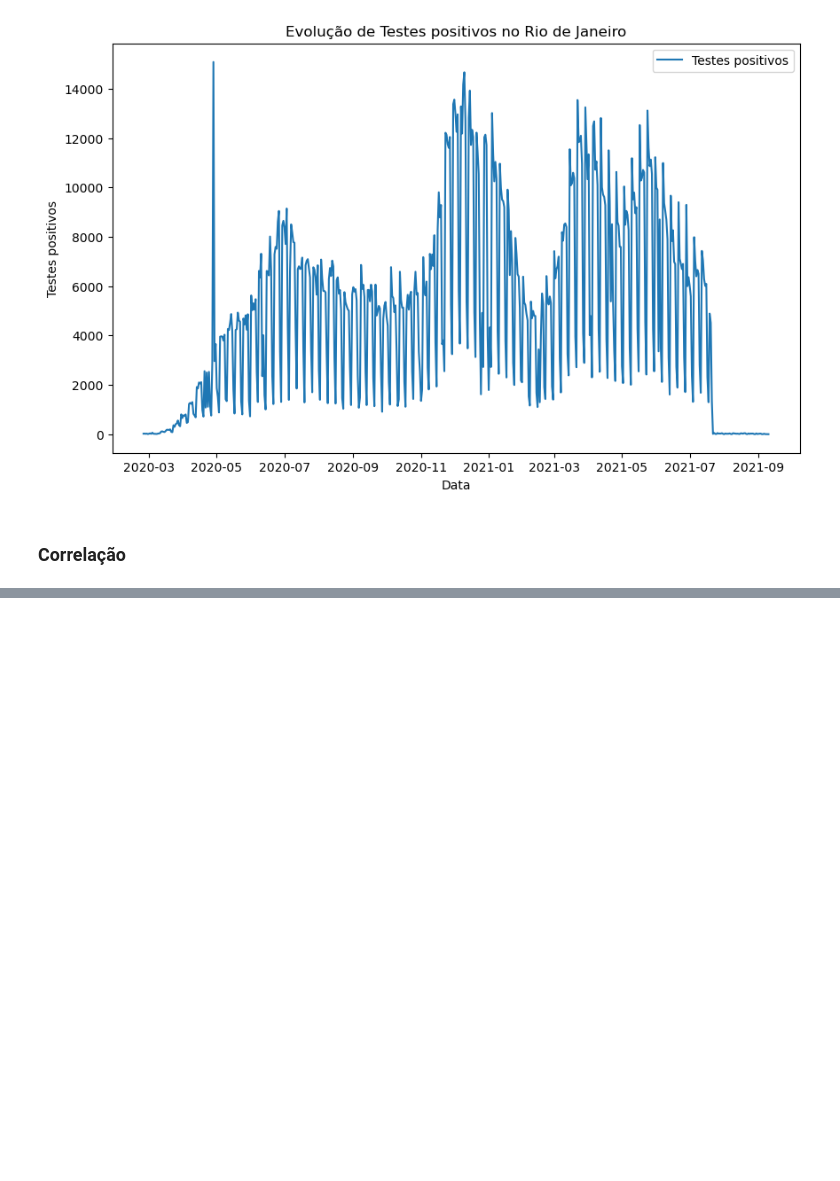
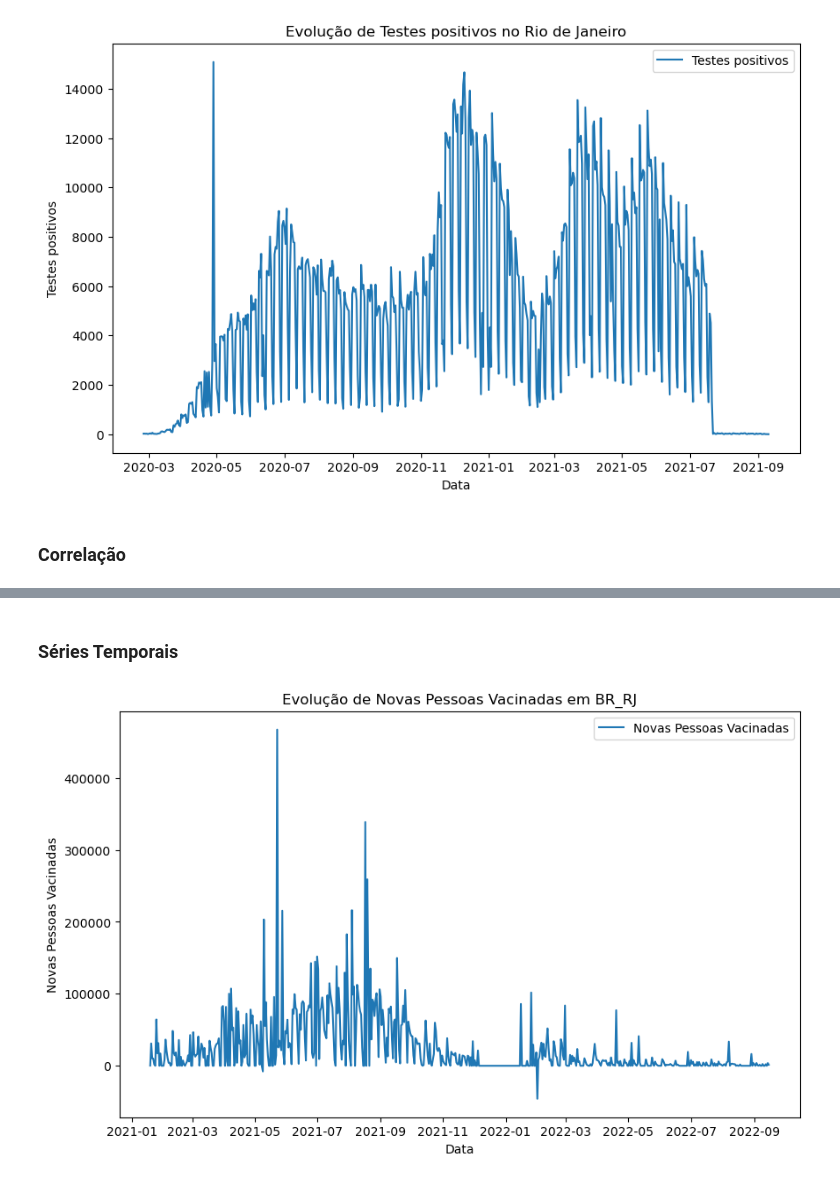
Before and after one commit to dnncamargo/etl-analytics, a Jupyter notebook: covid_open_data_etl/ETL with Google Covid-19 Open Data.ipynb, the cells around one changed output, grey strips where cells are left out. Saved outputs shown, nothing was run; the diff lists cells and outputs as text; code cells hidden in the pictures; blank space fills up the shorter version.

```diff
--- a/covid_open_data_etl/ETL with Google Covid-19 Open Data.ipynb
+++ b/covid_open_data_etl/ETL with Google Covid-19 Open Data.ipynb
@@ -316,0 +370,3 @@ cumulative_tested                      NaN           1.000000
+# %%
+vaccinations_df['location_key'] = vaccinations_df['location_key'].astype(str) # Converter para string
+vaccinations_df['date'] = pd.to_datetime(vaccinations_df['date']) # Converter para datetime
@@ -316,0 +396,5 @@ cumulative_tested                      NaN           1.000000
+# %%
+# Exibir os valores em uma lista
+vaccinations_df['location_key'] = vaccinations_df['location_key'].tolist() # Converter para lista
+
+print(vaccinations_df['location_key'])
@@ -316,0 +414,6 @@ cumulative_tested                      NaN           1.000000
+# %%
+# Filtrar apenas os valores que começam com "BR_"
+br_vaccinations_df = vaccinations_df[vaccinations_df['location_key'].apply(lambda x: len(x) == 5 and x.startswith("BR_"))]
+
+# Exibir o resultado
+br_vaccinations_df.head(10)
@@ -316,0 +433,4 @@ cumulative_tested                      NaN           1.000000
+# %%
+br_location_key = br_location_key_df['location_key'].unique().tolist()
+br_vaccinations_df = br_vaccinations_df[br_vaccinations_df['location_key'].isin(br_location_key)]
+br_vaccinations_df.head(10)
@@ -316,0 +450,16 @@ cumulative_tested                      NaN           1.000000
+# %% [markdown]
+### Séries Temporais
+# %%
+# Filtrar dados para uma localização específica (ex: BR_RJ)
+br_rj_vaccinations_df = br_vaccinations_df[br_vaccinations_df['location_key'] == 'BR_RJ']
+
+# Plotar novos casos confirmados ao longo do tempo
+plt.figure(figsize=(10, 6))
+plt.plot(br_rj_vaccinations_df['date'], br_rj_vaccinations_df['new_persons_vaccinated'], label='Novas Pessoas Vacinadas')
+plt.xlabel('Data')
+plt.ylabel('Novas Pessoas Vacinadas')
+plt.title('Evolução de Novas Pessoas Vacinadas em BR_RJ')
+plt.legend()
+plt.show()
+# %% [output]
+[figure, added]
```
Also changed, not shown: parts of 24 cells of this notebook.
